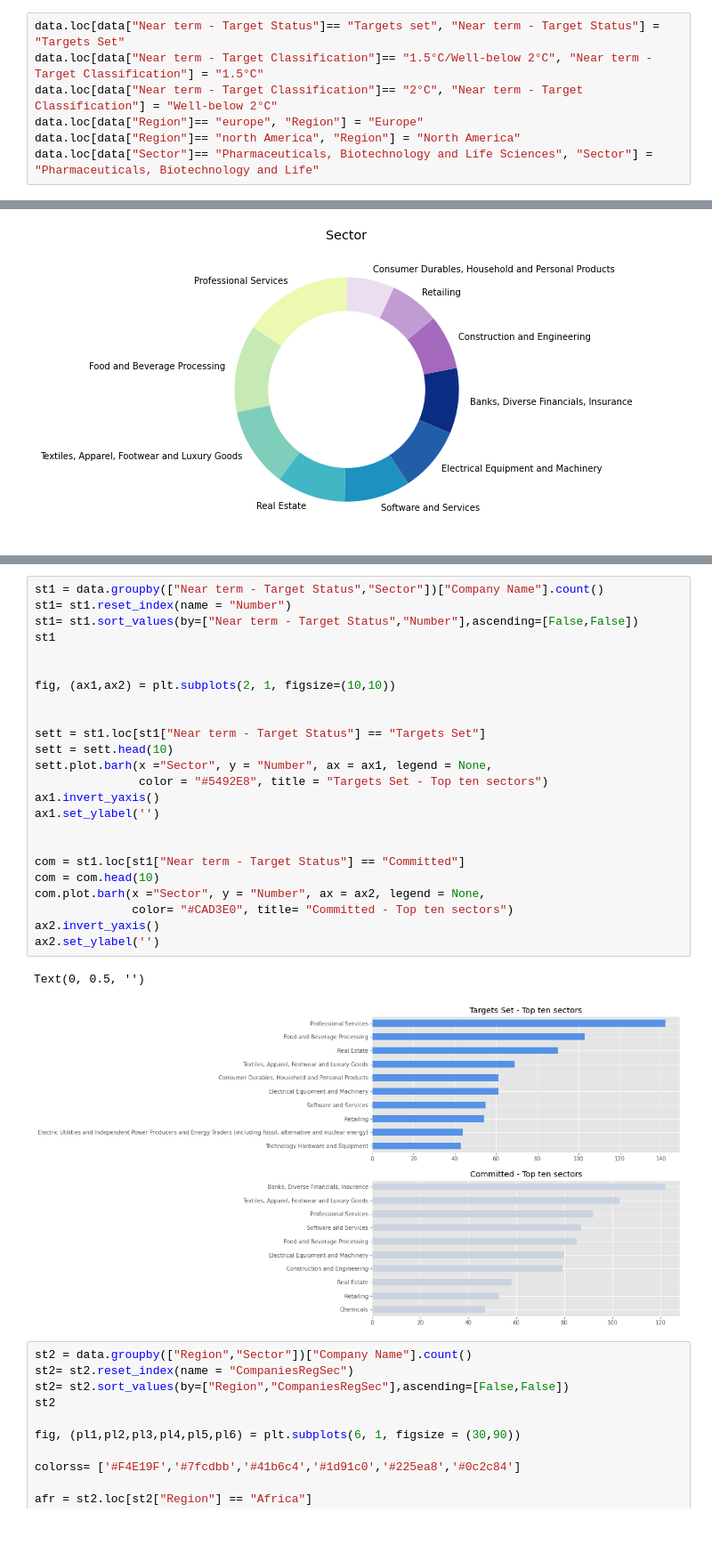
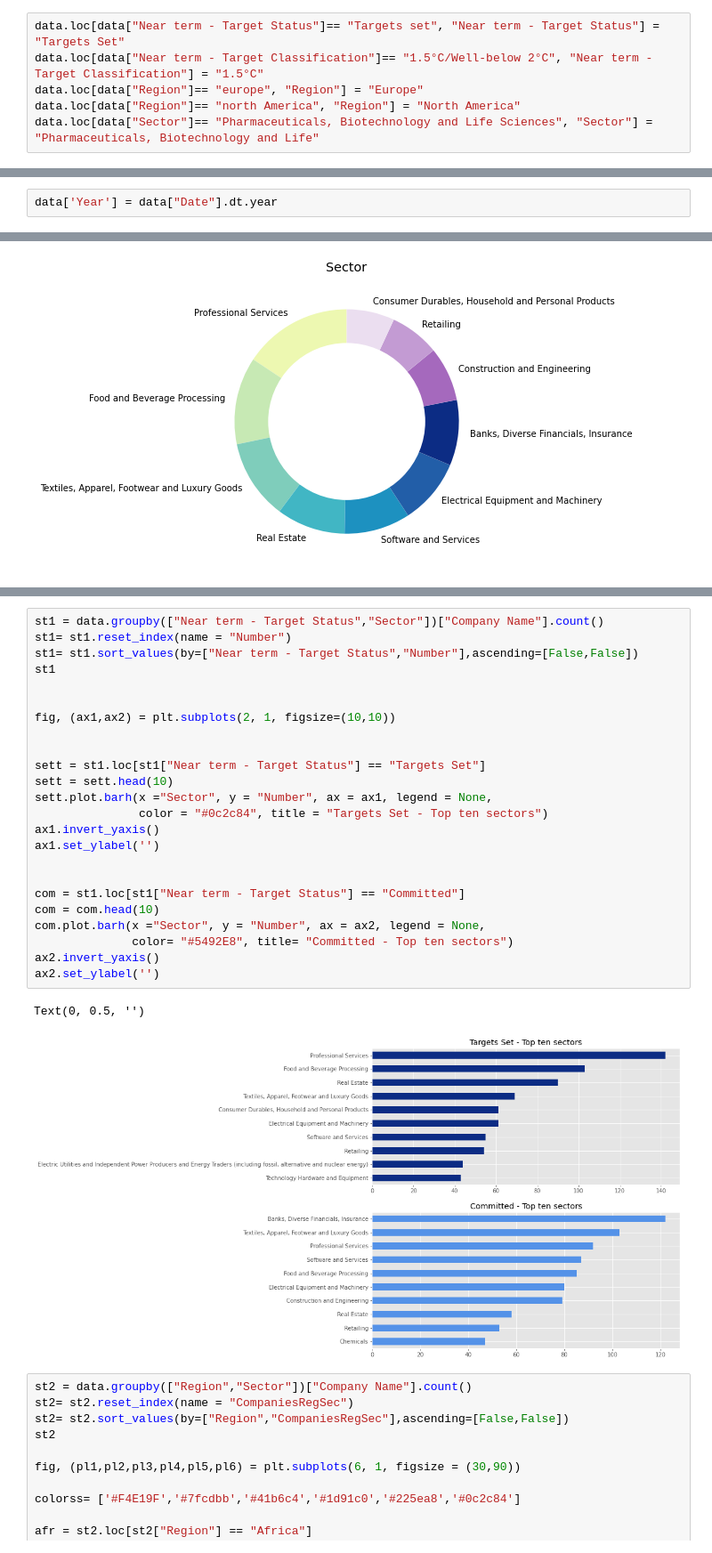
Before and after one commit to isalesp/SBTi, a Jupyter notebook: SBTi.ipynb, the cells around one changed output, grey strips where cells are left out. Shown at 89% size. Saved outputs shown, nothing was run; the diff lists cells and outputs as text.

```diff
--- a/SBTi.ipynb
+++ b/SBTi.ipynb
@@ -184,7 +183,6 @@ By using loc we locate in each column the data we want to update and modify the
 # %%
 data.loc[data["Near term - Target Status"]== "Targets set", "Near term - Target Status"] = "Targets Set"
 data.loc[data["Near term - Target Classification"]== "1.5°C/Well-below 2°C", "Near term - Target Classification"] = "1.5°C"
-data.loc[data["Near term - Target Classification"]== "2°C", "Near term - Target Classification"] = "Well-below 2°C"
 data.loc[data["Region"]== "europe", "Region"] = "Europe"
 data.loc[data["Region"]== "north America", "Region"] = "North America"
 data.loc[data["Sector"]== "Pharmaceuticals, Biotechnology and Life Sciences", "Sector"] = "Pharmaceuticals, Biotechnology and Life"
@@ -285,4 +282,6 @@ world_map
 ###**Registries**
 # %% [markdown]
 incorporation over time...
+# %%
+data['Year'] = data["Date"].dt.year
 # %%
@@ -374,30 +371,30 @@ plt.show()
 # %%
 st1 = data.groupby(["Near term - Target Status","Sector"])["Company Name"].count()
 st1= st1.reset_index(name = "Number")
 st1= st1.sort_values(by=["Near term - Target Status","Number"],ascending=[False,False])
 st1
 
 
 fig, (ax1,ax2) = plt.subplots(2, 1, figsize=(10,10))
 
 
 sett = st1.loc[st1["Near term - Target Status"] == "Targets Set"]
 sett = sett.head(10)
 sett.plot.barh(x ="Sector", y = "Number", ax = ax1, legend = None,
-               color = "#5492E8", title = "Targets Set - Top ten sectors")
+               color = "#0c2c84", title = "Targets Set - Top ten sectors")
 ax1.invert_yaxis()
 ax1.set_ylabel('')
 
 
 com = st1.loc[st1["Near term - Target Status"] == "Committed"]
 com = com.head(10)
 com.plot.barh(x ="Sector", y = "Number", ax = ax2, legend = None,
-              color= "#CAD3E0", title= "Committed - Top ten sectors")
+              color= "#5492E8", title= "Committed - Top ten sectors")
 ax2.invert_yaxis()
 ax2.set_ylabel('')
 # %% [output]
 Text(0, 0.5, '')
-[figure, old version]
+[figure, new version]
 # %%
 st2 = data.groupby(["Region","Sector"])["Company Name"].count()
 st2= st2.reset_index(name = "CompaniesRegSec")
```
Also changed, not shown: parts of 15 cells of this notebook.
